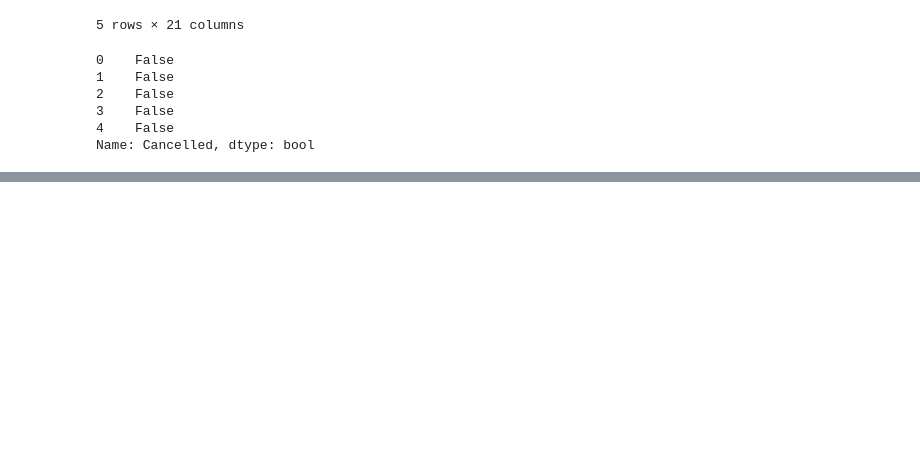
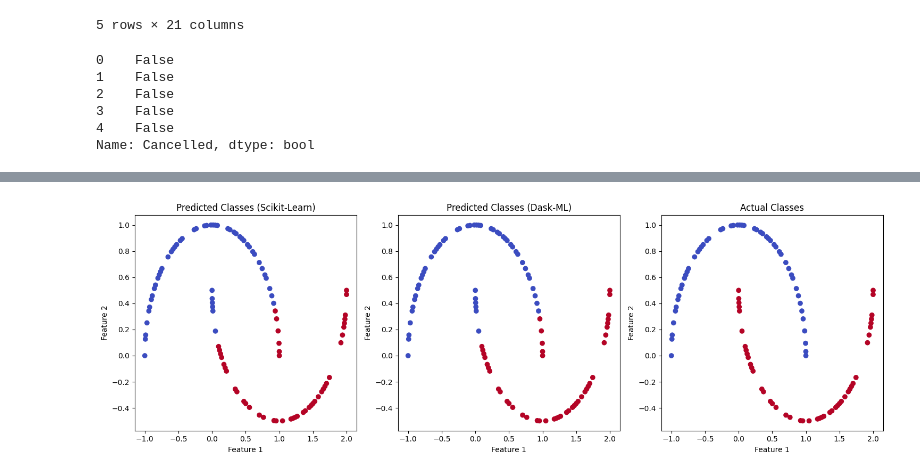
Before and after one commit to mahdiyen/Programming_2, a Jupyter notebook: assignment_week_2.3_dask.ipynb, the cells around one changed output, grey strips where cells are left out. Saved outputs shown, nothing was run; the diff lists cells and outputs as text; code cells hidden in the pictures; blank space fills up the shorter version.

```diff
--- a/assignment_week_2.3_dask.ipynb
+++ b/assignment_week_2.3_dask.ipynb
@@ -122,0 +220,27 @@ GridSearchCV(cv=3,
+# %%
+# Plot separately
+
+fig, axes = plt.subplots(1, 3, figsize=(15, 5))
+
+# Plot the test data with predicted classes (Scikit-Learn)
+axes[0].scatter(X_test[:, 0], X_test[:, 1], c=y_pred_sklearn, cmap='coolwarm')
+axes[0].set_title('Predicted Classes (Scikit-Learn)')
+axes[0].set_xlabel('Feature 1')
+axes[0].set_ylabel('Feature 2')
+
+# Plot the test data with predicted classes (Dask-ML)
+axes[1].scatter(X_test[:, 0], X_test[:, 1], c=y_pred_dask, cmap='coolwarm')
+axes[1].set_title('Predicted Classes (Dask-ML)')
+axes[1].set_xlabel('Feature 1')
+axes[1].set_ylabel('Feature 2')
+
+# Plot the test data with actual classes
+axes[2].scatter(X_test[:, 0], X_test[:, 1], c=y_test, cmap='coolwarm')
+axes[2].set_title('Actual Classes')
+axes[2].set_xlabel('Feature 1')
+axes[2].set_ylabel('Feature 2')
+
+plt.tight_layout()
+plt.show()
+# %% [output]
+[figure, added]
```
Also changed, not shown: parts of 21 cells of this notebook.
